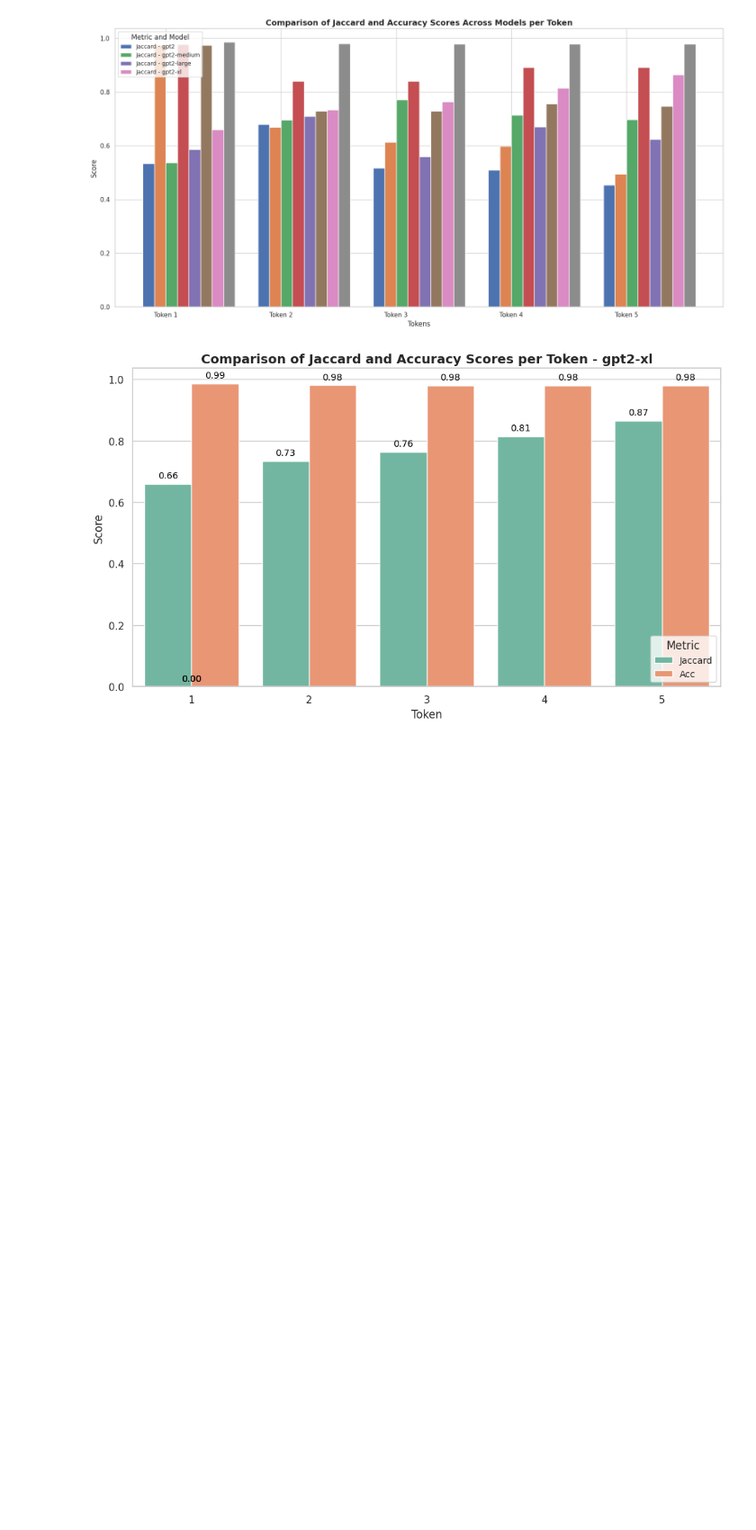
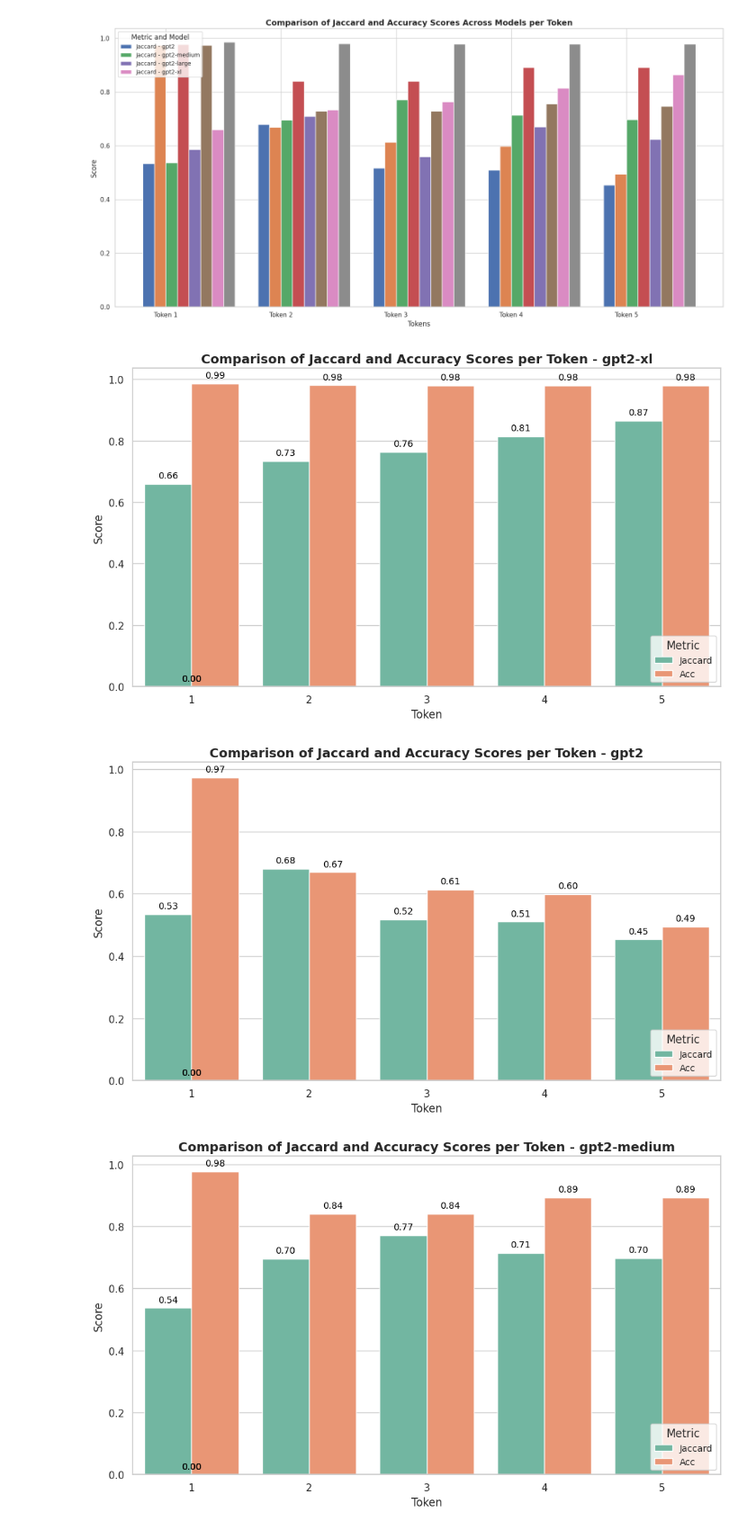
Before and after one commit to phusroyal/CopyMech, a Jupyter notebook: gp2.ipynb, the cells around one changed output. Shown at 90% size. Saved outputs shown, nothing was run; the diff lists cells and outputs as text; code cells hidden in the pictures; blank space fills up the shorter version.

```diff
--- a/gp2.ipynb
+++ b/gp2.ipynb
@@ -620,3 +591,65 @@ plt.tight_layout()
 plt.show()
 # %% [output]
 [figure]
+# %%
+import numpy as np
+import pandas as pd
+import seaborn as sns
+import matplotlib.pyplot as plt
+
+def compute_mean(arr):
+    arr_np = np.array(arr)
+    return arr_np.mean(axis=0)
+
+# Function to plot Jaccard and Accuracy scores for multiple models
+def plot_model_scores(jc_list, acc_list, model_names):
+    sns.set_theme(style='whitegrid')
+    for jaccard, acc, model_name in zip(jc_list, acc_list, model_names):
+        # Compute means for the current model
+        jaccard_mean = compute_mean(jaccard)
+        acc_mean = compute_mean(acc)
+
+        # Create a DataFrame for plotting
+        data = pd.DataFrame({
+            'Token': np.arange(len(jaccard_mean)) + 1,  # Token IDs starting from 1
+            'Jaccard': jaccard_mean,
+            'Acc': acc_mean
+        })
+
+        # Melt the DataFrame to a long format suitable for Seaborn
+        data_melted = data.melt(id_vars='Token', value_vars=['Jaccard', 'Acc'],
+                                var_name='Metric', value_name='Score')
+
+        # Define custom colors
+        palette = sns.color_palette("Set2", 2)  # Jaccard and Acc
+
+        # Create a grouped bar plot
+        plt.figure(figsize=(10, 6))
+        ax = sns.barplot(x='Token', y='Score', hue='Metric', data=data_melted, palette=palette)
+
+        # Add numbers on top of each bar
+        for p in ax.patches:
+            ax.annotate(f'{p.get_height():.2f}',  # Format to 2 decimal places
+                        (p.get_x() + p.get_width() / 2., p.get_height()),  # Position on top of the bar
+                        ha='center', va='bottom', fontsize=10, color='black', xytext=(0, 4), textcoords='offset points')
+
+        # Add a title and labels
+        plt.title(f'Comparison of Jaccard and Accuracy Scores per Token - {model_name}', fontsize=14, fontweight='bold')
+        plt.xlabel('Token', fontsize=12)
+        plt.ylabel('Score', fontsize=12)
+
+        # Adjust legend
+        plt.legend(title='Metric', loc='lower right', fontsize=10, title_fontsize=12)
+
+        # Optimize layout
+        plt.tight_layout()
+
+        # Show the plot
+        plt.show()
+
+
+# Call the function
+plot_model_scores(jc_lists, acc_lists, model_names)
+# %% [output]
+[figure, added]
+[figure, added]
```
Also changed, not shown: parts of 5 cells of this notebook, 17 other files.
